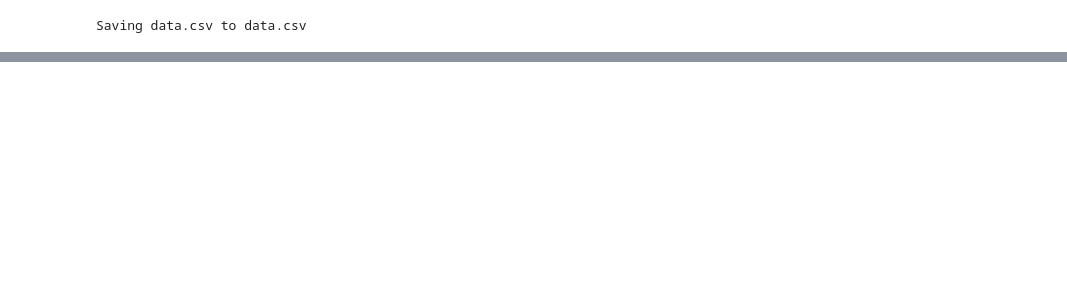
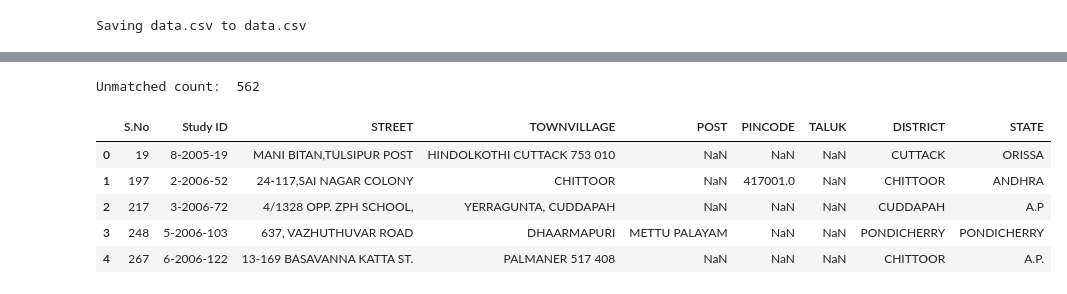
Before and after one commit to Trisha-Annambhotla/Health-Data, a Jupyter notebook: HealthData.ipynb, the cells around one changed output, grey strips where cells are left out. Cells and saved outputs as stored; diff of their text form; code cells hidden in the pictures; blank space fills up the shorter version.

Commit message:
Cleaned the state column and removed street column

```diff
--- a/HealthData.ipynb
+++ b/HealthData.ipynb
@@ -24,0 +57,55 @@ NameError: name 'df' is not defined
+# %%
+import pandas as pd
+from rapidfuzz import process, fuzz
+import numpy as np
+
+# Official list of Indian states (proper case)
+indian_states = [
+    "Andhra Pradesh", "Arunachal Pradesh", "Assam", "Bihar", "Chhattisgarh", "Goa",
+    "Gujarat", "Haryana", "Himachal Pradesh", "Jharkhand", "Karnataka", "Kerala",
+    "Madhya Pradesh", "Maharashtra", "Manipur", "Meghalaya", "Mizoram", "Nagaland",
+    "Odisha", "Punjab", "Rajasthan", "Sikkim", "Tamil Nadu", "Telangana", "Tripura",
+    "Uttar Pradesh", "Uttarakhand", "West Bengal", "Delhi"
+]
+
+# Lowercase mapping for case-insensitive match
+indian_states = [state.upper() for state in indian_states]
+
+unmatched_count=0
+unmatched_indices = []
+
+
+def correct_state_name(state_name, idx):
+    global unmatched_count
+    if pd.isna(state_name):
+        return state_name
+    state_name = state_name.upper()
+    match, score, match_index = process.extractOne(
+        state_name, indian_states, scorer=fuzz.token_sort_ratio
+    )
+    if score > 80:
+        return indian_states[match_index]
+    else:
+        unmatched_count += 1
+        unmatched_indices.append(idx)
+        return state_name
+
+# Apply correction with index tracking
+df['STATE'] = [correct_state_name(state, idx) for idx, state in df['STATE'].items()]
+
+# Create DataFrame with unmatched entries
+unmatched_df = df.loc[unmatched_indices].reset_index(drop=True)
+
+
+print("Unmatched count: ",unmatched_count)
+# %% [output]
+Unmatched count:  562
+# %%
+unmatched_df.head()
+# %% [output]
+|  | S.No | Study ID | STREET | TOWNVILLAGE | POST | PINCODE | TALUK | DISTRICT | STATE |
+| 0 | 19 | 8-2005-19 | MANI BITAN,TULSIPUR POST | HINDOLKOTHI CUTTACK 753 010 | NaN | NaN | NaN | CUTTACK | ORISSA |
+| 1 | 197 | 2-2006-52 | 24-117,SAI NAGAR COLONY | CHITTOOR | NaN | 417001.0 | NaN | CHITTOOR | ANDHRA |
+| 2 | 217 | 3-2006-72 | 4/1328 OPP. ZPH SCHOOL, | YERRAGUNTA, CUDDAPAH | NaN | NaN | NaN | CUDDAPAH | A.P |
+| 3 | 248 | 5-2006-103 | 637, VAZHUTHUVAR ROAD | DHAARMAPURI | METTU PALAYAM | NaN | NaN | PONDICHERRY | PONDICHERRY |
+| 4 | 267 | 6-2006-122 | 13-169 BASAVANNA KATTA ST. | PALMANER 517 408 | NaN | NaN | NaN | CHITTOOR | A.P. |
```
Also changed, not shown: parts of 19 cells of this notebook.
